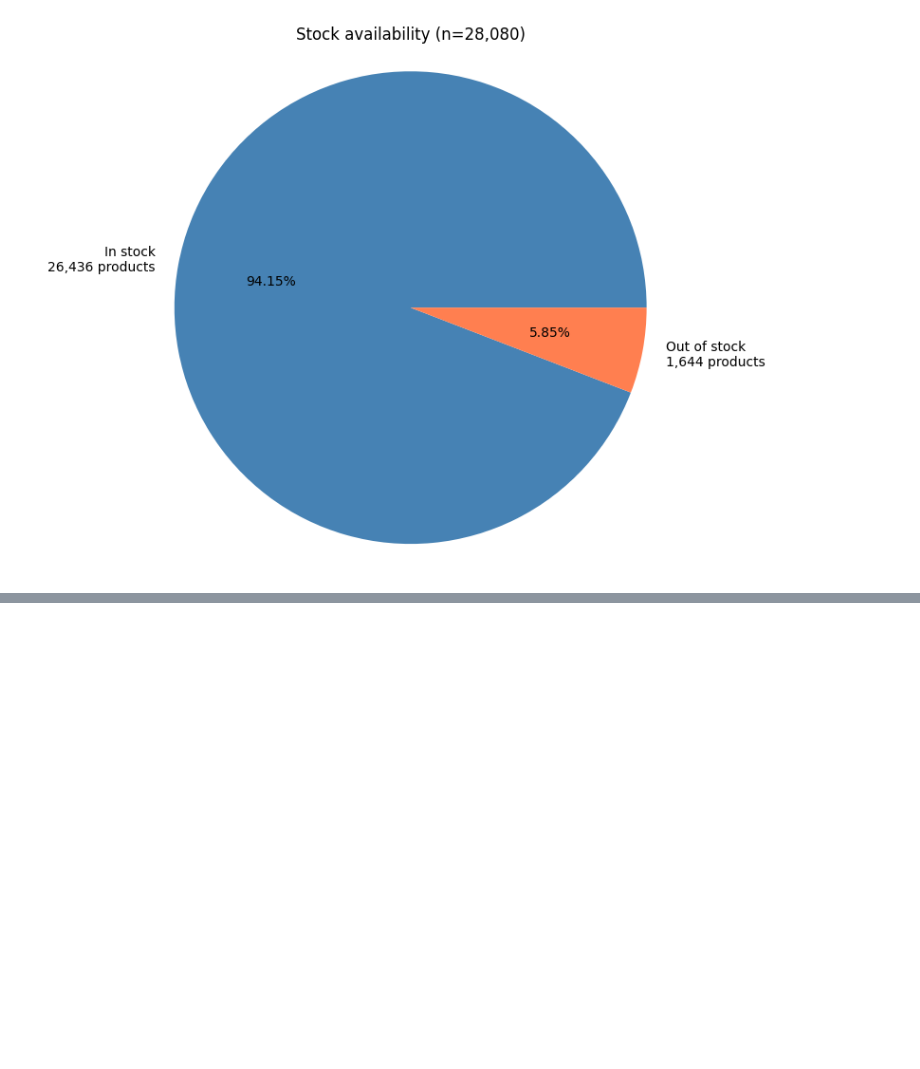
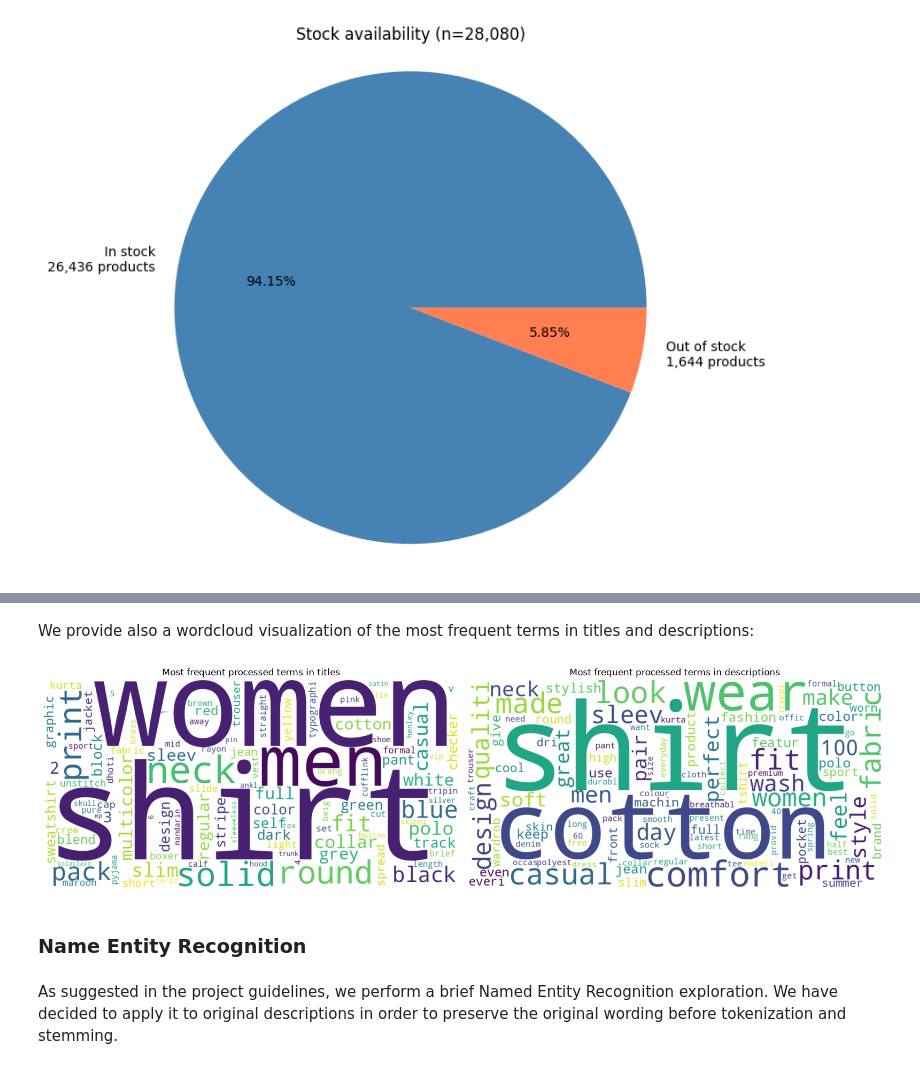
Before and after one commit to froggyalchemist/irwa-search-engine, a Jupyter notebook: project_progress/part_1/preprocessing.ipynb, the cells around one changed output, grey strips where cells are left out. Cells and saved outputs as stored; diff of their text form; code cells hidden in the pictures; blank space fills up the shorter version.

```diff
--- a/project_progress/part_1/preprocessing.ipynb
+++ b/project_progress/part_1/preprocessing.ipynb
@@ -448,0 +612,47 @@ plt.show()
+# %% [markdown]
+We provide also a wordcloud visualization of the most frequent terms in titles and descriptions:
+# %%
+# function to be reused for both term clouds and entity clouds:
+def plot_wordcloud(ax, frequencies, title, colormap="viridis"):
+    ax.set_title(title)
+    ax.axis("off")
+
+    if not frequencies:
+        ax.text(
+            0.5, 0.5,
+            "No terms available",
+            ha="center",
+            va="center",
+            transform=ax.transAxes
+        )
+        return
+
+    cloud = WordCloud(
+        width=1000,
+        height=500,
+        background_color="white",
+        max_words=100,
+        random_state=42,
+        colormap=colormap
+    ).generate_from_frequencies(frequencies)
+
+    ax.imshow(cloud, interpolation="bilinear")
+
+
+fig, axes = plt.subplots(1, 2, figsize=(16, 6))
+
+for ax, field in zip(axes, ["title", "description"]):
+    plot_wordcloud(
+        ax,
+        term_counts[field],
+        f"Most frequent processed terms in {field}s"
+    )
+
+plt.tight_layout()
+plt.show()
+# %% [output]
+[figure, added]
+# %% [markdown]
+### Name Entity Recognition
+# %% [markdown]
+As suggested in the project guidelines, we perform a brief Named Entity Recognition exploration. We have decided to apply it to original descriptions in order to preserve the original wording before tokenization and stemming.
```
Also changed, not shown: parts of 21 cells of this notebook, 1 other file.
